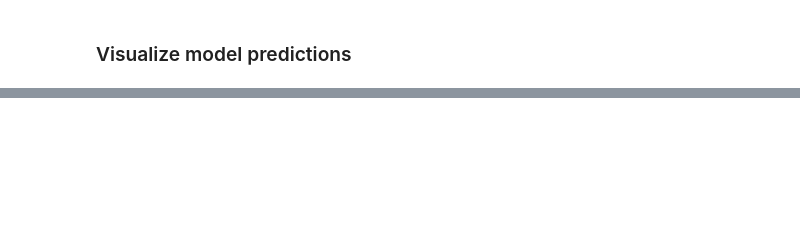
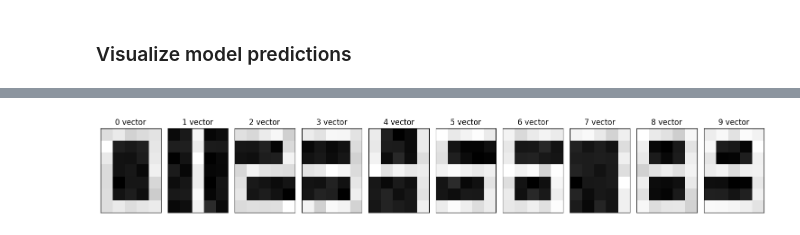
Before and after one commit to rayxxxxxxx/machine-learning, a Jupyter notebook: perceptron_modifications/reverse_learning_v1_wide.ipynb, the cells around one changed output, grey strips where cells are left out. Drawn from its saved outputs; the diff is of its cells as text; code cells hidden in the pictures; blank space fills up the shorter version.

```diff
--- a/perceptron_modifications/reverse_learning_v1_wide.ipynb
+++ b/perceptron_modifications/reverse_learning_v1_wide.ipynb
@@ -153,10 +141,10 @@ class Perceptron:
         w = np.sum(self.W, axis=0)
         return mcosim(w, x)
 
-    def loss(self, x: np.ndarray, y: np.ndarray) -> float:
-        ypred = np.array([self.predict(xi) for xi in x])
-        h = -np.mean(y * np.log(ypred), axis=1)
-        return np.mean(h)
+    def loss(self, x_batch: np.ndarray, y_batch: np.ndarray) -> float:
+        y_pred_batch = np.array([self.predict(x) for x in x_batch])
+        h = np.sum(y_batch * y_pred_batch, axis=1)
+        return 1 - np.mean(h)
 
     def train(self, x_train: np.ndarray, y_train: np.ndarray, lr, batch_size, max_epoch) -> None:
         n = x_train.shape[0]
@@ -178,17 +166,19 @@ class Perceptron:
 # %%
 nIn = 35
 nOut = 10
-nL = 3
+nL = 5
 
 learning_rate = 1e-3
-batch_size = 8
+batch_size = 16
 max_epoch = 100
 
 model = Perceptron(nIn, nOut, nL)
 
+print('trained loss: ', model.loss(x_test, y_test).round(5))
+
 model.train(x_train, y_train, learning_rate, batch_size, max_epoch)
 
-print('trained loss: ', model.loss(x_test, y_test).round(4))
+print('trained loss: ', model.loss(x_test, y_test).round(5))
 
 n_true_pos = 0
 
@@ -250,15 +240,0 @@ plt.show()
-# %%
-fig, axes = plt.subplots(nrows=1, ncols=model.nL)
-fig.set_figwidth(10)
-fig.set_figheight(5)
-fig.set_dpi(100)
-
-idx = 0
-
-for i in range(model.nL):
-    img = axes[i].imshow(model.W[i][idx].reshape(img_shape))
-    axes[i].set_xticks([])
-    axes[i].set_yticks([])
-
-plt.tight_layout()
-plt.show()
@@ -274,0 +243,16 @@ plt.show()
+# %%
+fig, axes = plt.subplots(nrows=1, ncols=model.nOut)
+fig.set_figwidth(15)
+fig.set_figheight(5)
+fig.set_dpi(100)
+
+for i in range(model.nOut):
+    img = axes[i].imshow(w[i].reshape(img_shape), cmap='binary_r')
+    axes[i].set_xticks([])
+    axes[i].set_yticks([])
+    axes[i].set_title(f'{i} vector')
+
+plt.tight_layout()
+plt.show()
+# %% [output]
+[figure, added]
```
Also changed, not shown: parts of 9 cells of this notebook, 3 other files.
